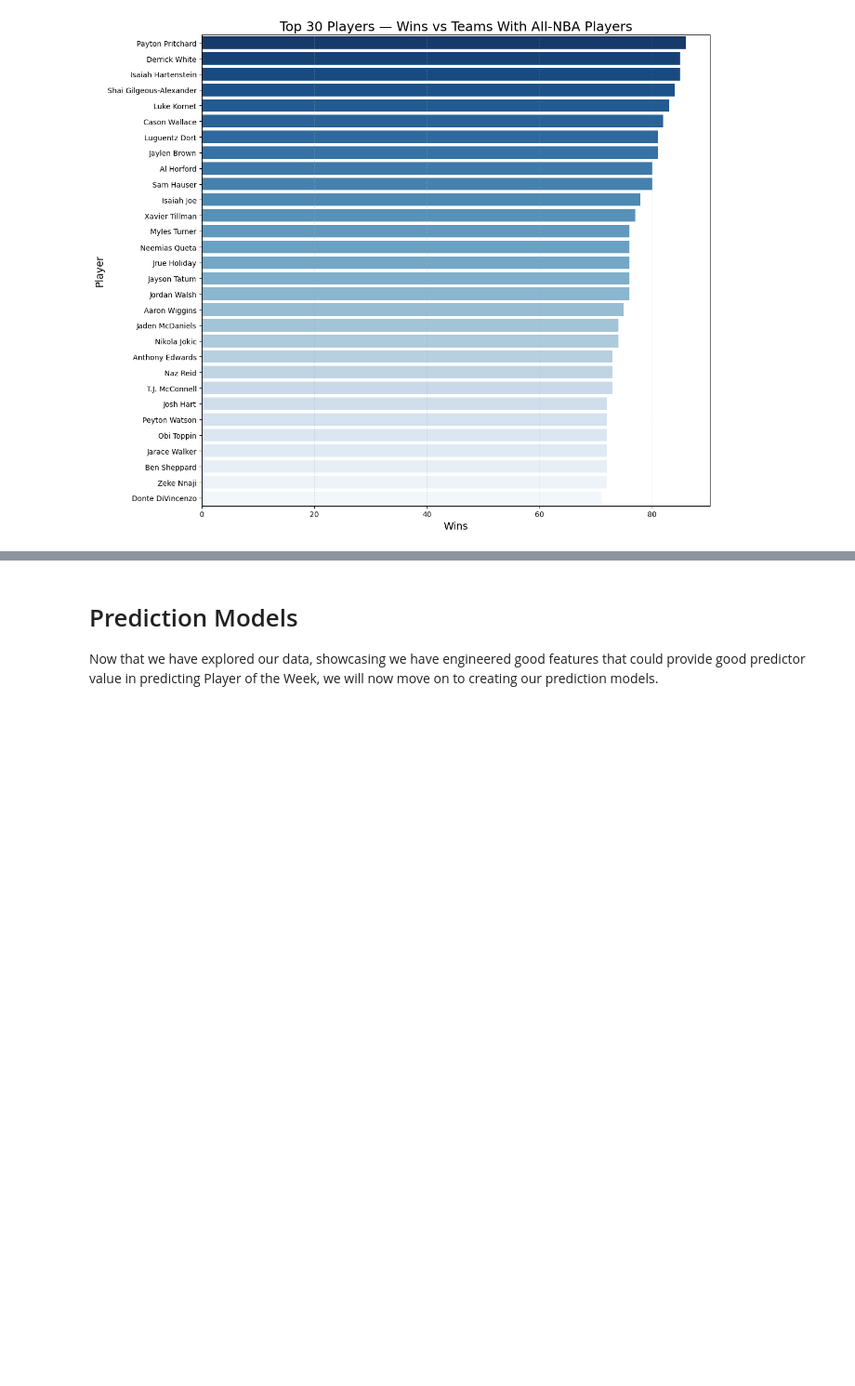
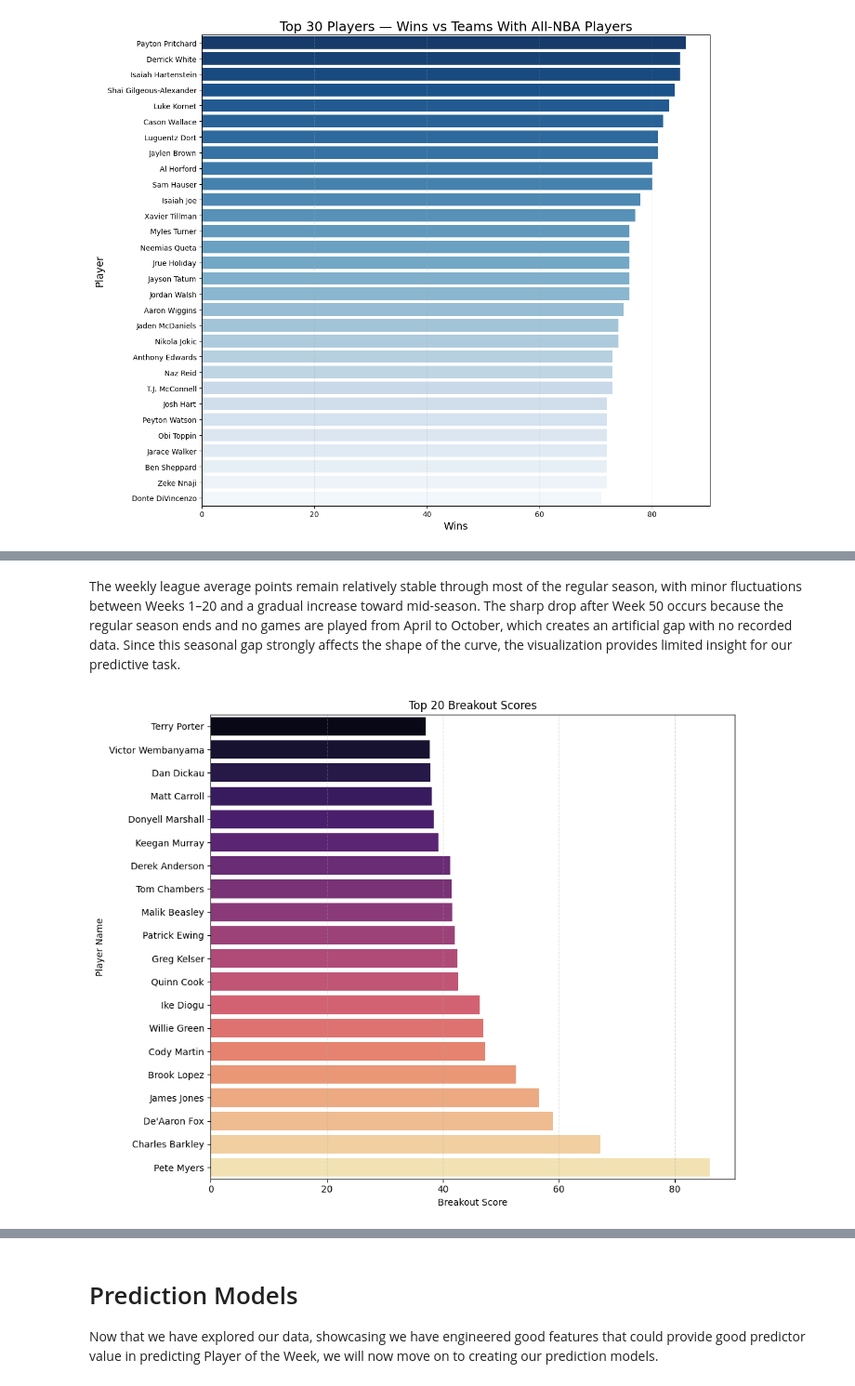
Before and after one commit to dejiandrew/nba-award-predictor, a Jupyter notebook: Final_Notebook.ipynb, the cells around one changed output, grey strips where cells are left out. Shown at 93% size. Cells and saved outputs as stored; diff of their text form; code cells hidden in the pictures; blank space fills up the shorter version.

```diff
--- a/Final_Notebook.ipynb
+++ b/Final_Notebook.ipynb
@@ -1708,0 +1740,23 @@ Passing `palette` without assigning `hue` is deprecated and will be removed in v
+# %% [markdown]
+The weekly league average points remain relatively stable through most of the regular season, with minor fluctuations between Weeks 1–20 and a gradual increase toward mid-season. The sharp drop after Week 50 occurs because the regular season ends and no games are played from April to October, which creates an artificial gap with no recorded data. Since this seasonal gap strongly affects the shape of the curve, the visualization provides limited insight for our predictive task.
+# %%
+# Top 20 Breakout Scores Overall
+top_breakout = df.nlargest(20, "breakout_score")
+
+top_breakout = top_breakout.sort_values("breakout_score", ascending=True)
+
+plt.figure(figsize=(10, 8))
+sns.barplot(
+    data=top_breakout,
+    x="breakout_score",
+    y="full_name",
+    palette="magma"
+)
+plt.title("Top 20 Breakout Scores")
+plt.xlabel("Breakout Score")
+plt.ylabel("Player Name")
+plt.grid(axis="x", linestyle="--", alpha=0.4)
+plt.tight_layout()
+plt.show()
+# %% [output]
+[figure, added]
```
Also changed, not shown: parts of 11 cells of this notebook.
